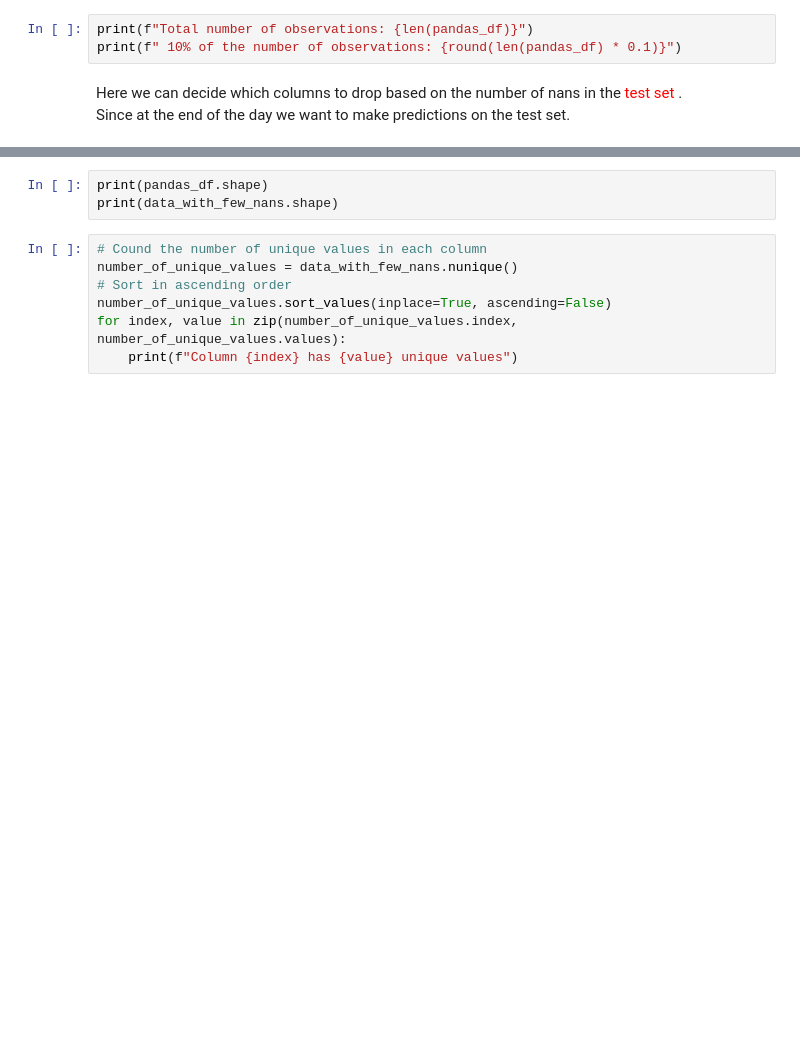
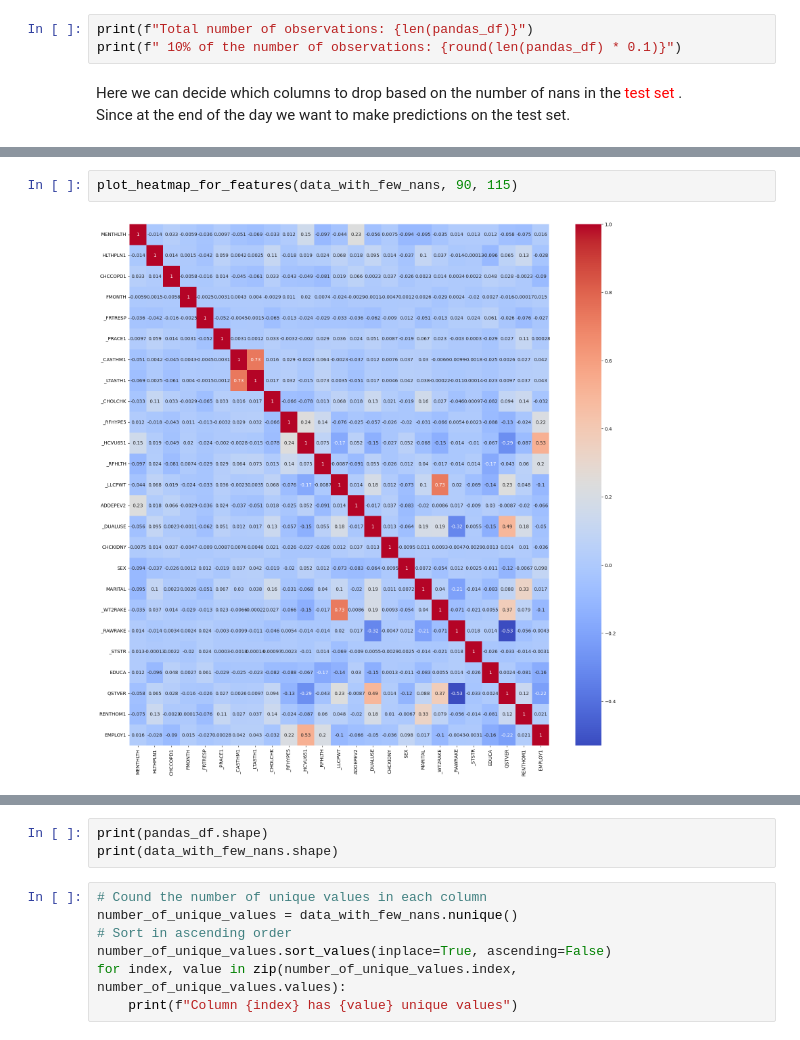
Before and after one commit to Juanito231/ML_Project_1, a Jupyter notebook: Functions.ipynb, the cells around one changed output, grey strips where cells are left out. Drawn from its saved outputs; the diff is of its cells as text; blank space fills up the shorter version.

```diff
--- a/Functions.ipynb
+++ b/Functions.ipynb
@@ -115,0 +167,4 @@ with open("columns_to_keep_at_90.pkl", "wb") as f:
+# %%
+plot_heatmap_for_features(data_with_few_nans, 90, 115)
+# %% [output]
+[figure, added]
```
Also changed, not shown: parts of 33 cells of this notebook, 2 other files.
